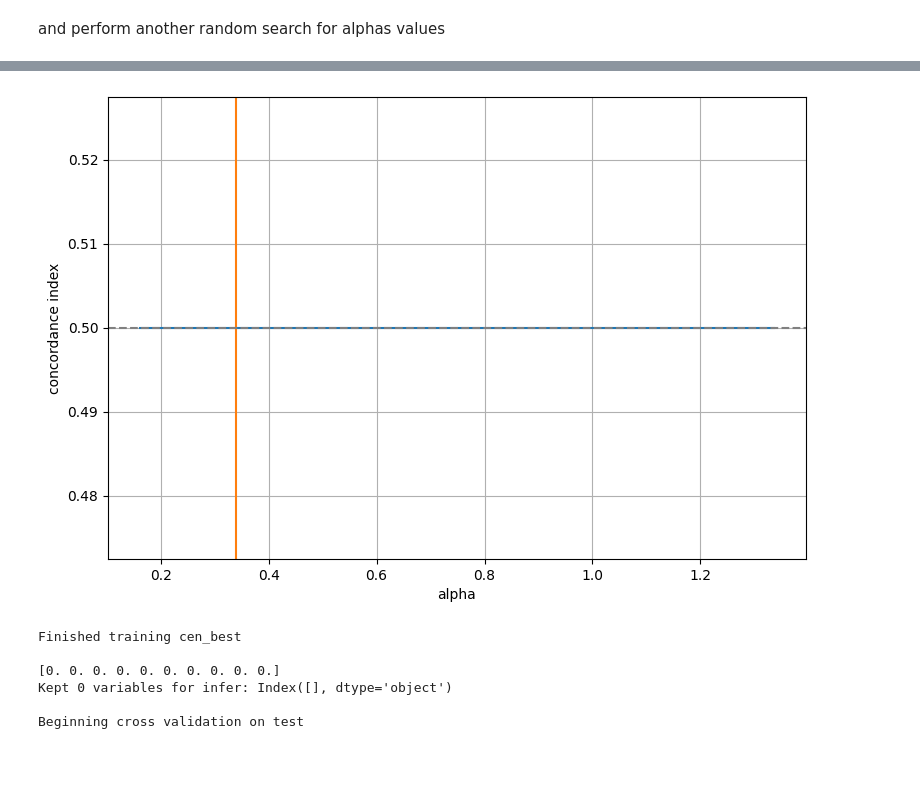
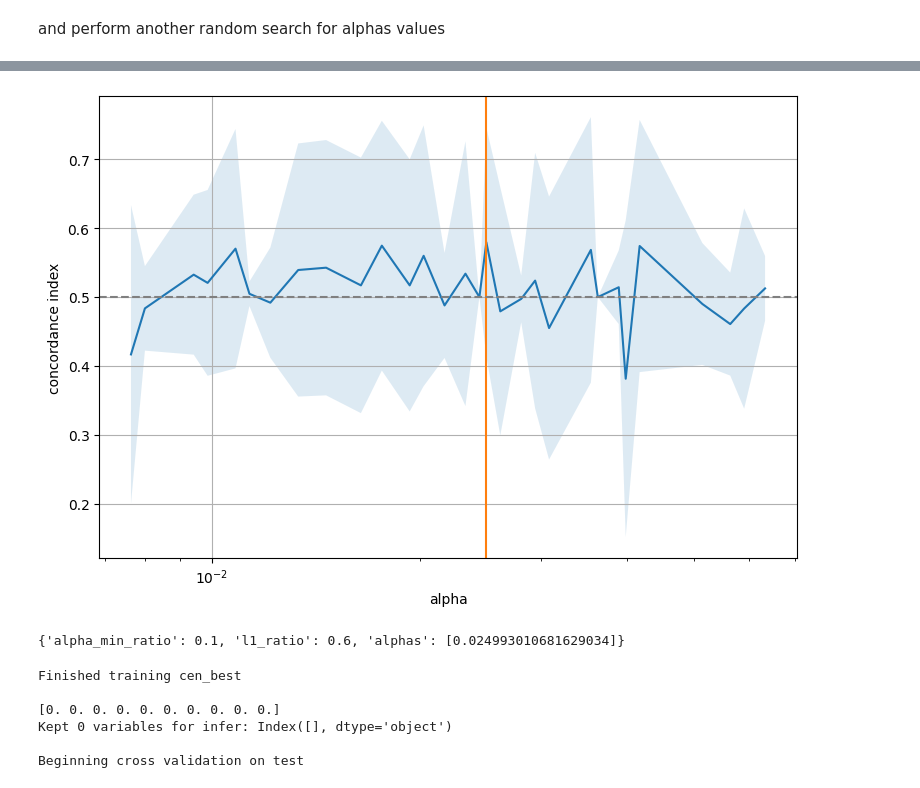
Before and after one commit to giorgiaBertacchini/miRNA_survival_analysis, a Jupyter notebook: notebooks/cox_regression.ipynb, the cells around one changed output, grey strips where cells are left out. Saved outputs shown, nothing was run; the diff lists cells and outputs as text; code cells hidden in the pictures; blank space fills up the shorter version.

```diff
--- a/notebooks/cox_regression.ipynb
+++ b/notebooks/cox_regression.ipynb
@@ -69,7 +75,14 @@ SEED = 42
 ## Data
 # %%
 y_cols = ['Death', 'days_to_death', 'days_to_last_followup']
-X_cols = [col for col in dataset.columns if col not in y_cols]
+if use_clinical:
+    print('USING clinical data')
+    X_cols = [col for col in dataset.columns if col not in y_cols]
+else:
+    print('EXCLUDING clinical data')
+    miRNA_clinical_cols = [col for col in dataset.columns if col not in y_cols and 'hsa' not in col]
+    mRNA_clinical_cols = [col for col in dataset.columns if col not in y_cols and 'gene.' not in col]
+    X_cols = [col for col in dataset.columns if col not in y_cols and not col in miRNA_clinical_cols and col not in mRNA_clinical_cols]
 
 custom_dtype = np.dtype([
     ('event', np.bool_),         # O 'bool'
@@ -94,8 +109,8 @@ from sklearn.preprocessing import StandardScaler
 
 scaler = StandardScaler()
 # minmax = MinMaxScaler(feature_range=(0,15))
-
-scaled_X = pd.DataFrame(scaler.fit_transform(X), columns=X.columns)
+genes_cols = [col for col in X.columns if 'hsa' in col or 'gene.' in col]
+scaled_X = pd.DataFrame(scaler.fit_transform(X), columns=genes_cols)
 # minmaxed_X = pd.DataFrame(minmax.fit_transform(scaled_X), columns = scaled_X.columns)
 # %% [markdown]
 ## Data splitting
@@ -187,7 +202,13 @@ gcv = RandomizedSearchCV(
     error_score=0.5,
     n_iter=30,
     n_jobs=8,
+    verbose=2,
+    random_state=SEED
 ).fit(X_train, y_train)
+
+print("\n\n")
 
 res = pd.DataFrame(gcv.cv_results_)
 print(gcv.best_params_)
+
+# estimated time 10min
@@ -218,0 +223,18 @@ np.int64(0)
+# %%
+import json
+
+bp_path = os.path.join(ROOT, f"best_params\\{dataset_type}_bp.json")
+alphas_path = os.path.join(ROOT, f"best_params\\{dataset_type}_alphas.csv")
+
+if os.path.exists(bp_path):
+    with open(bp_path, 'r') as f:
+        best_params = json.load(f)
+else:
+    best_params = rcv.best_params_ | gcv.best_params_
+    with open(os.path.join(ROOT, f"best_params\\{dataset_type}_bp.json"), 'w') as f:
+        json.dump(best_params, f)
+
+if os.path.exists(alphas_path):
+    res = pd.read_csv(alphas_path)
+else:
+    res.to_csv(alphas_path, index=False)
@@ -219,17 +261,22 @@ np.int64(0)
 # %%
-alphas = res['param_alphas'].map(lambda x: x[0]).sort_values()
+# alphas = res['param_alphas'].sort_values()
+alphas = res['param_alphas'].apply(lambda x: x[0]).sort_values()
 mean = res.mean_test_score
 std = res.std_test_score
 
 fig, ax = plt.subplots(figsize=(9, 6))
 ax.plot(alphas, mean)
 ax.fill_between(alphas, mean - std, mean + std, alpha=0.15)
-# ax.set_xscale("log")
+ax.set_xscale("log")
 ax.set_ylabel("concordance index")
 ax.set_xlabel("alpha")
 ax.axvline(gcv.best_params_["alphas"][0], c="C1")
 ax.axhline(0.5, color="grey", linestyle="--")
 ax.grid(True)
 # %% [output]
-[figure, old version]
+[figure, new version]
+# %%
+best_params
+# %% [output]
+{'alpha_min_ratio': 0.1, 'l1_ratio': 0.6, 'alphas': [0.024993010681629034]}
 # %%
```
Also changed, not shown: parts of 11 cells of this notebook, 9 other files.
